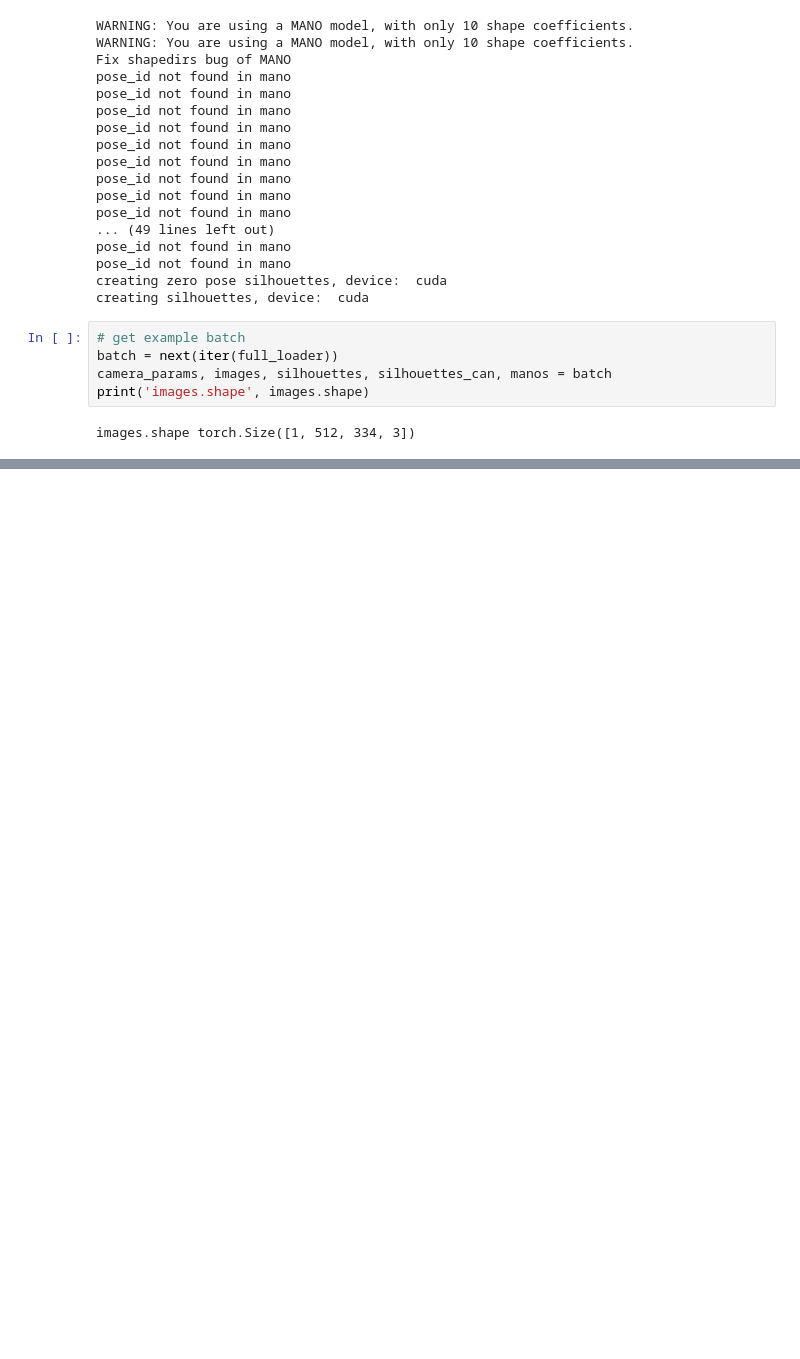
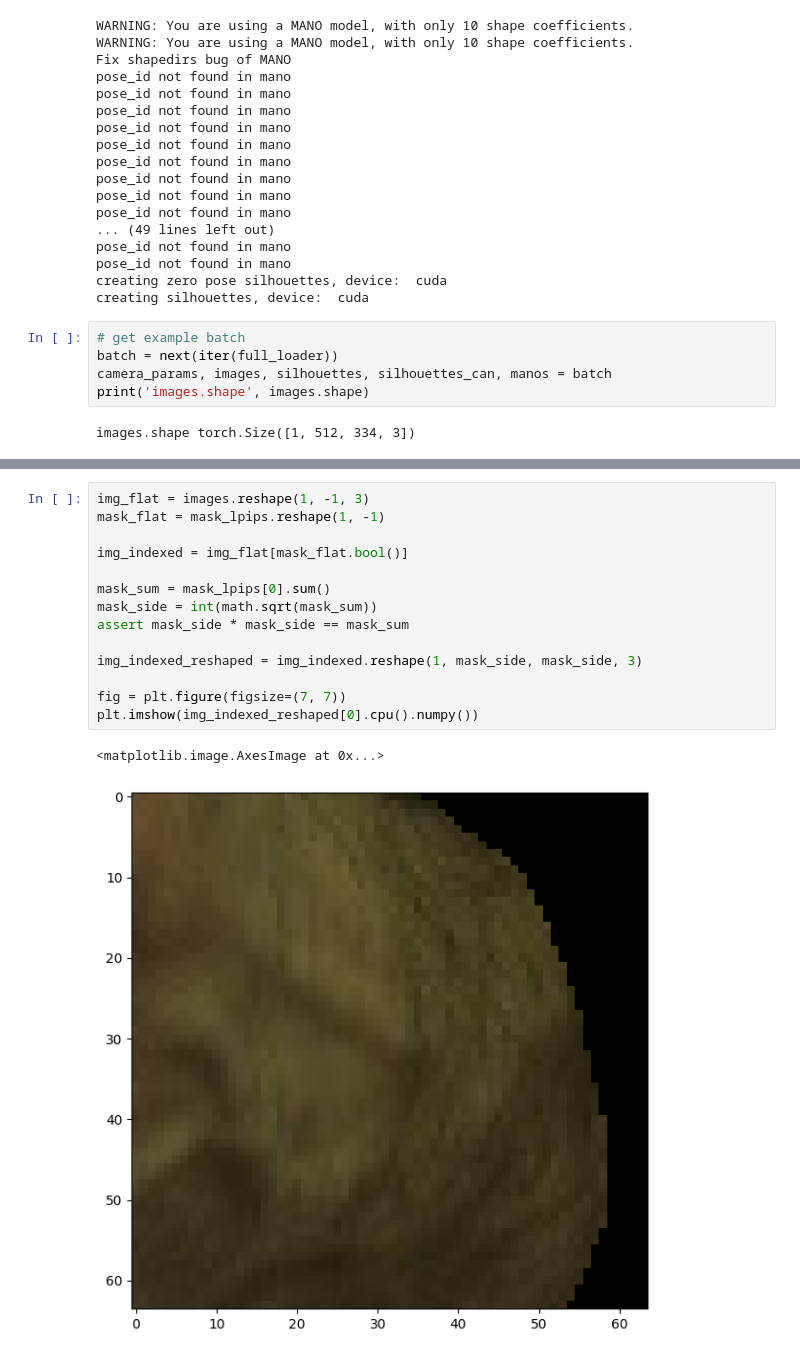
Before and after one commit to AlekseiZhuravlev/ml-neuman, a Jupyter notebook: pytorch3d_nerf/notebooks/lpips_patches.ipynb, the cells around one changed output, grey strips where cells are left out. Cells and saved outputs as stored; diff of their text form; blank space fills up the shorter version.

Commit message:
LPIPS is working

```diff
--- a/pytorch3d_nerf/notebooks/lpips_patches.ipynb
+++ b/pytorch3d_nerf/notebooks/lpips_patches.ipynb
@@ -195,0 +228,17 @@ mask_lpips torch.Size([1, 512, 334])
+# %%
+img_flat = images.reshape(1, -1, 3)
+mask_flat = mask_lpips.reshape(1, -1)
+
+img_indexed = img_flat[mask_flat.bool()]
+
+mask_sum = mask_lpips[0].sum()
+mask_side = int(math.sqrt(mask_sum))
+assert mask_side * mask_side == mask_sum
+
+img_indexed_reshaped = img_indexed.reshape(1, mask_side, mask_side, 3)
+
+fig = plt.figure(figsize=(7, 7))
+plt.imshow(img_indexed_reshaped[0].cpu().numpy())
+# %% [output]
+<matplotlib.image.AxesImage at 0x...>
+[figure, added]
```
Also changed, not shown: parts of 12 cells of this notebook, 6 other files.
